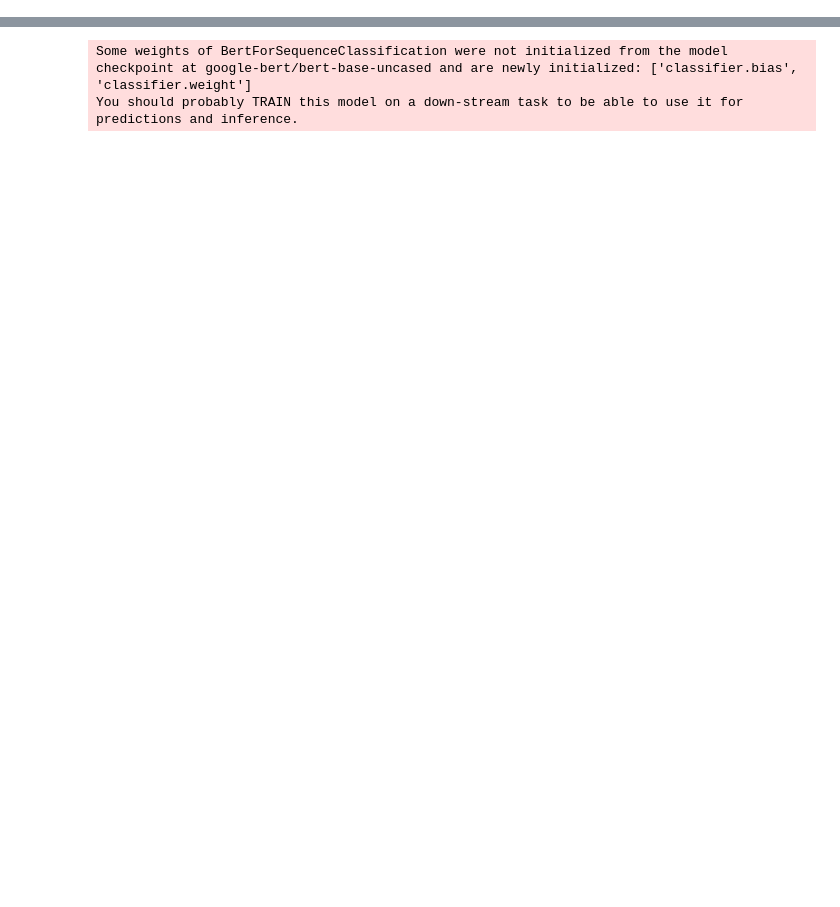
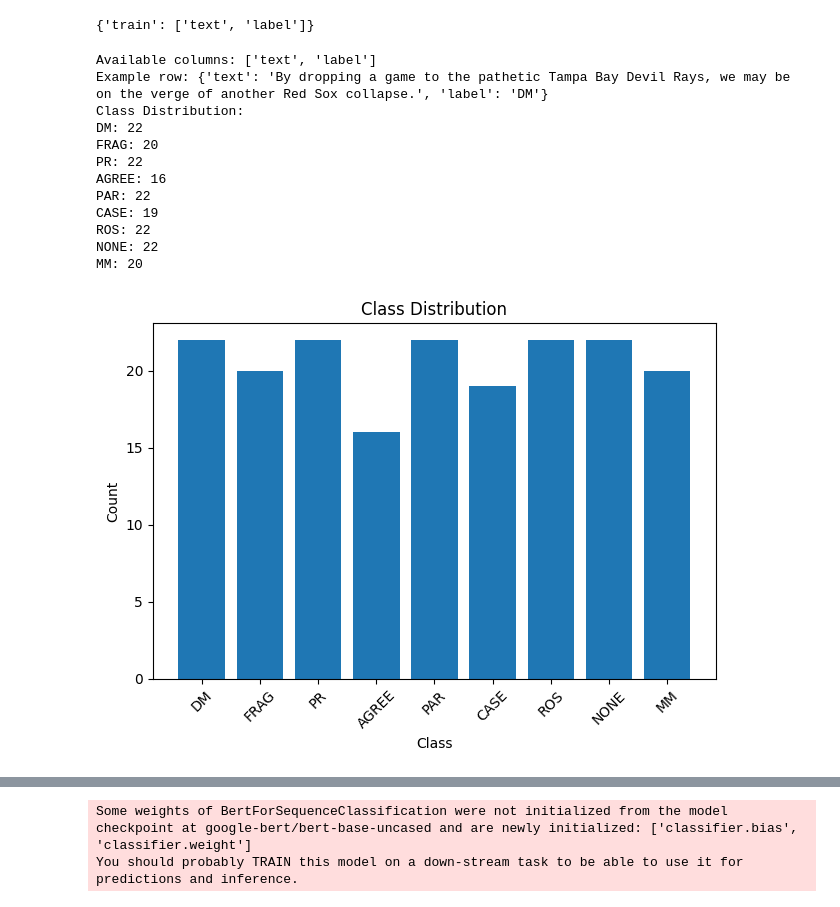
Before and after one commit to felixstuart/Megablunder-Prediction-Model, a Jupyter notebook: model.ipynb, the cells around one changed output, grey strips where cells are left out. Cells and saved outputs as stored; diff of their text form; code cells hidden in the pictures; blank space fills up the shorter version.

Commit message:
Kaggle Notebook | Megablunder Classification Model | Version 6

```diff
--- a/model.ipynb
+++ b/model.ipynb
@@ -2,4 +2,4 @@
 import pandas as pd
 from datasets import load_dataset
 
-data = load_dataset("csv", data_files="megablunders.csv", )
+data = load_dataset("csv", data_files="../input/real-and-synthetic-megablunders/megablunders.csv")
@@ -5,0 +38,57 @@ data = load_dataset("csv", data_files="megablunders.csv", )
+# %%
+print(data.column_names)
+# %% [output]
+{'train': ['text', 'label']}
+# %%
+dataset = data["train"]  # 'train' is the default split name when loading a CSV
+# %%
+from datasets import load_dataset
+from collections import Counter
+import matplotlib.pyplot as plt
+
+# Load dataset (example: already loaded as `dataset`)
+# dataset = load_dataset("your_dataset")["train"]  # uncomment if needed
+
+print("Available columns:", dataset.column_names)
+print("Example row:", dataset[0])
+
+label_column = "label"  # change if needed
+labels = dataset[label_column]
+
+# Count labels
+label_counts = Counter(labels)
+
+# Map integer labels to names if available
+if hasattr(dataset.features[label_column], "names"):
+    label_names = dataset.features[label_column].names
+    label_counts_named = {label_names[k]: v for k, v in label_counts.items()}
+else:
+    label_counts_named = label_counts
+
+# Print class distribution
+print("Class Distribution:")
+for label, count in label_counts_named.items():
+    print(f"{label}: {count}")
+
+# Plot it
+plt.bar(label_counts_named.keys(), label_counts_named.values())
+plt.xlabel("Class")
+plt.ylabel("Count")
+plt.title("Class Distribution")
+plt.xticks(rotation=45)
+plt.tight_layout()
+plt.show()
+# %% [output]
+Available columns: ['text', 'label']
+Example row: {'text': 'By dropping a game to the pathetic Tampa Bay Devil Rays, we may be on the verge of another Red Sox collapse.', 'label': 'DM'}
+Class Distribution:
+DM: 22
+FRAG: 20
+PR: 22
+AGREE: 16
+PAR: 22
+CASE: 19
+ROS: 22
+NONE: 22
+MM: 20
+[figure, added]
```
Also changed, not shown: parts of 11 cells of this notebook.
